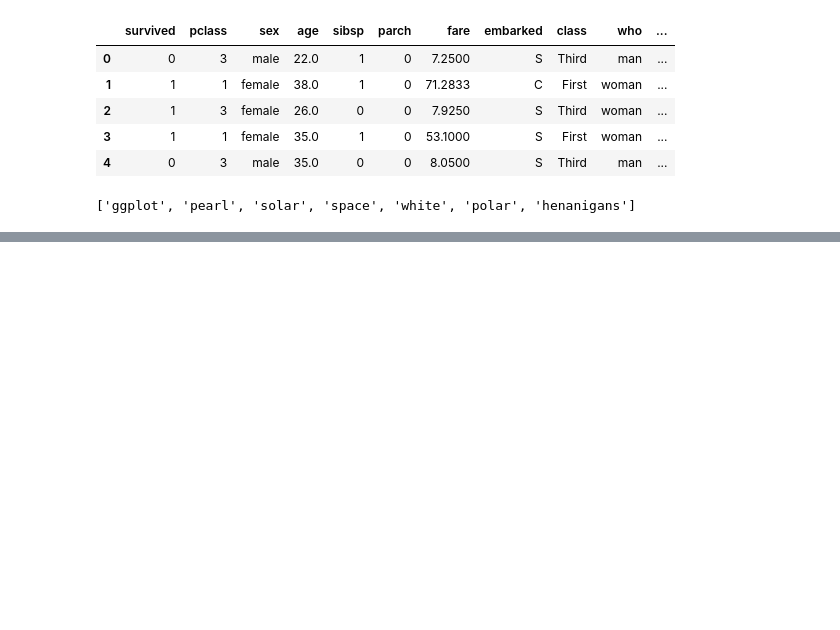
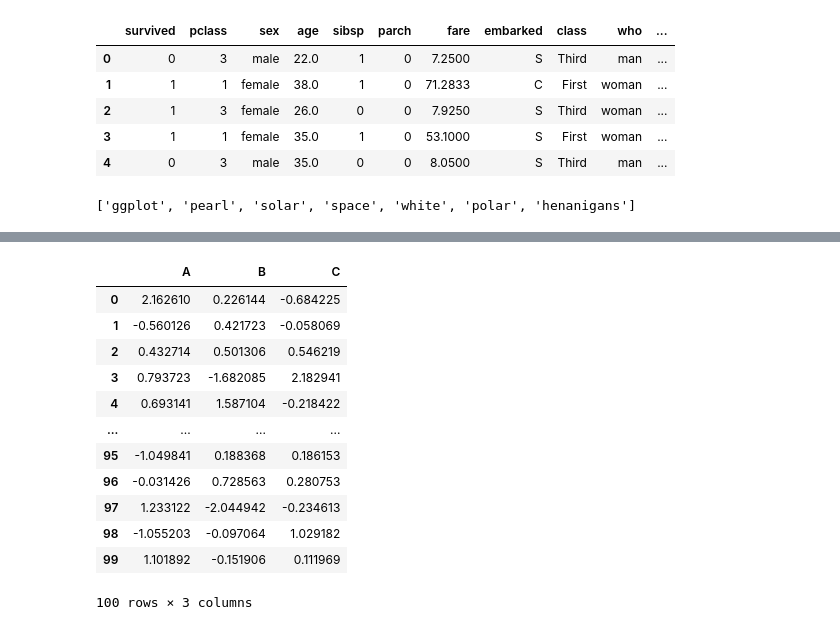
Before and after one commit to texaskyle/machine_learning, a Jupyter notebook: tutorial_py/visualization/plotly/plotly2.ipynb, the cells around one changed output, grey strips where cells are left out. Drawn from its saved outputs; the diff is of its cells as text; code cells hidden in the pictures; blank space fills up the shorter version.

```diff
--- a/tutorial_py/visualization/plotly/plotly2.ipynb
+++ b/tutorial_py/visualization/plotly/plotly2.ipynb
@@ -75,0 +79,16 @@ ploting bar graph
+# %%
+df
+# %% [output]
+|  | A | B | C |
+| 0 | 2.162610 | 0.226144 | -0.684225 |
+| 1 | -0.560126 | 0.421723 | -0.058069 |
+| 2 | 0.432714 | 0.501306 | 0.546219 |
+| 3 | 0.793723 | -1.682085 | 2.182941 |
+| 4 | 0.693141 | 1.587104 | -0.218422 |
+| ... | ... | ... | ... |
+| 95 | -1.049841 | 0.188368 | 0.186153 |
+| 96 | -0.031426 | 0.728563 | 0.280753 |
+| 97 | 1.233122 | -2.044942 | -0.234613 |
+| 98 | -1.055203 | -0.097064 | 1.029182 |
+| 99 | 1.101892 | -0.151906 | 0.111969 |
+100 rows × 3 columns
```
Also changed, not shown: parts of 33 cells of this notebook, 2 other files.
